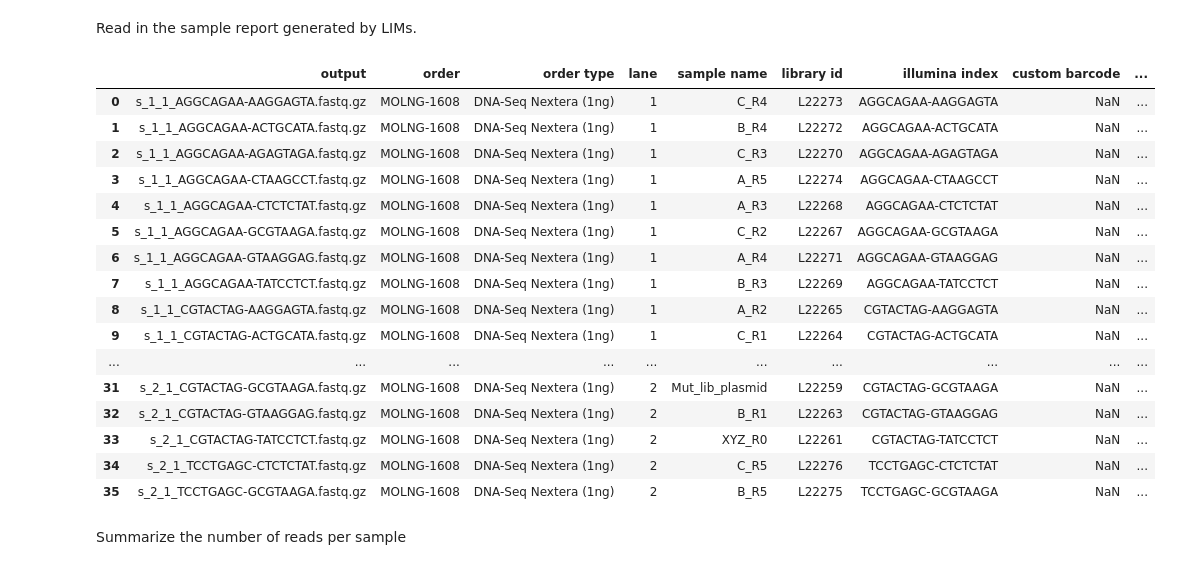
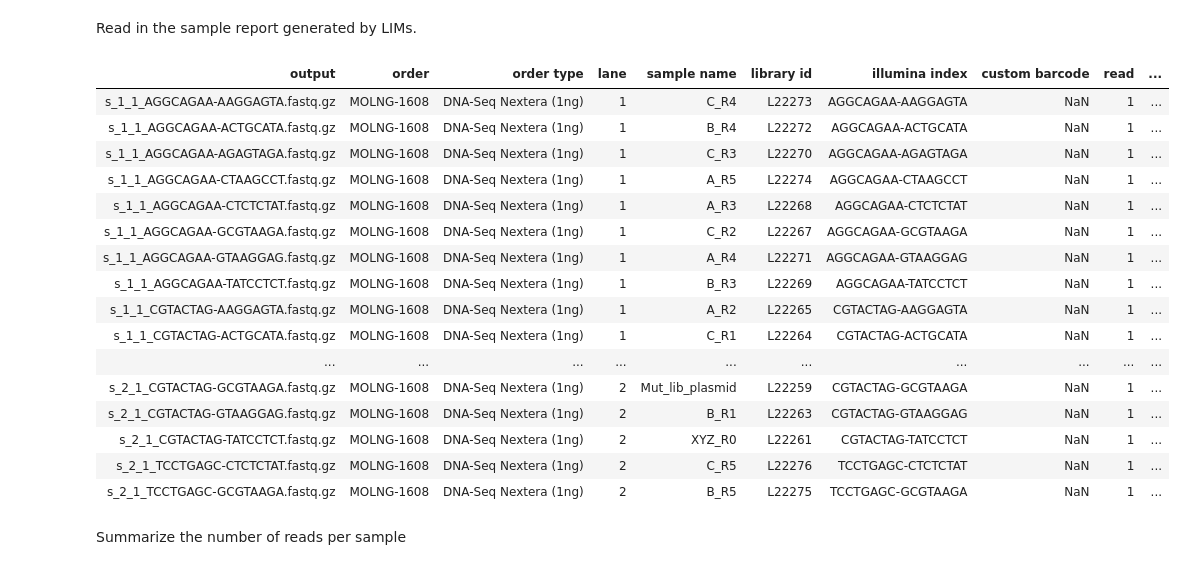
Before and after one commit to DuncanTormey/rap1_select_detect, a Jupyter notebook: notebook/rap1_analysis_notebook.ipynb, the cells around one changed output. Saved outputs shown, nothing was run; the diff lists cells and outputs as text; code cells hidden in the pictures.

```diff
--- a/notebook/rap1_analysis_notebook.ipynb
+++ b/notebook/rap1_analysis_notebook.ipynb
@@ -26,6 +26,39 @@ matplotlib.rcParams['pdf.fonttype'] = 42
 matplotlib.rcParams['ps.fonttype'] = 42
 
 %matplotlib inline
+# %%
+def DataTable(df):
+    # I got this from http://blog.dornea.nu/2014/08/28/using-jquery-datatables-with-ipython/
+    """ Prints a pandas.DataFrame as JQuery DataTables """
+    # Generate random container name
+    from IPython.display import HTML
+    import uuid
+    import qgrid
+    id_container = uuid.uuid1()
+    output = """
+        <div id="datatable-container-%s">
+            <link rel="stylesheet" type="text/css" href="http://ajax.aspnetcdn.com/ajax/jquery.dataTables/1.9.0/css/jquery.dataTables.css">
+            <link rel="stylesheet" type="text/css" href="http://ajax.aspnetcdn.com/ajax/jquery.dataTables/1.9.0/css/jquery.dataTables_themeroller.css">
+            <script type="text/javascript" charset="utf8" src="http://ajax.aspnetcdn.com/ajax/jquery.dataTables/1.9.0/jquery.dataTables.min.js"></script>
+
+            <script type="text/javascript">
+                var url = window.location.href;
+
+                if(url.indexOf("localhost:9999") != -1){
+                    $('#datatable-container-%s table.datatable').dataTable();
+                } else {
+                    $.getScript("http://code.jquery.com/jquery-1.11.1.min.js");
+                    $(document).ready(function() {
+                        $('#datatable-container-%s table.datatable').dataTable();
+                    });
+                }
+
+            </script>
+            <!-- Insert table below -->
+            %s
+        </div>
+    """ % (id_container, id_container, id_container, df.to_html(index=False, classes="datatable dataframe"))
+    return HTML(output)
 # %% [markdown]
 Here I clone one of the main python classes that I use across projects. It defines a Fastq object and SimrFastq object that inherits from the Fastq object. These are used in the SimrData class, which gathers information on sequencing data from the Stowers file system. I display the entire python script in the cell below for future reference.
 # %%
@@ -61,25 +94,25 @@ import fastq_class as lims
 Read in the sample report generated by LIMs.
 # %%
 sample_report3 = pd.read_csv("/n/analysis/Baumann/lpn/MOLNG-1608/HKK57BCXXa/Sample_Report.csv")
-sample_report3
+DataTable(sample_report3)
 # %% [output]
-|  | output | order | order type | lane | sample name | library id | illumina index | custom barcode | ... |
-| 0 | s_1_1_AGGCAGAA-AAGGAGTA.fastq.gz | MOLNG-1608 | DNA-Seq Nextera (1ng) | 1 | C_R4 | L22273 | AGGCAGAA-AAGGAGTA | NaN | ... |
-| 1 | s_1_1_AGGCAGAA-ACTGCATA.fastq.gz | MOLNG-1608 | DNA-Seq Nextera (1ng) | 1 | B_R4 | L22272 | AGGCAGAA-ACTGCATA | NaN | ... |
-| 2 | s_1_1_AGGCAGAA-AGAGTAGA.fastq.gz | MOLNG-1608 | DNA-Seq Nextera (1ng) | 1 | C_R3 | L22270 | AGGCAGAA-AGAGTAGA | NaN | ... |
-| 3 | s_1_1_AGGCAGAA-CTAAGCCT.fastq.gz | MOLNG-1608 | DNA-Seq Nextera (1ng) | 1 | A_R5 | L22274 | AGGCAGAA-CTAAGCCT | NaN | ... |
-| 4 | s_1_1_AGGCAGAA-CTCTCTAT.fastq.gz | MOLNG-1608 | DNA-Seq Nextera (1ng) | 1 | A_R3 | L22268 | AGGCAGAA-CTCTCTAT | NaN | ... |
-| 5 | s_1_1_AGGCAGAA-GCGTAAGA.fastq.gz | MOLNG-1608 | DNA-Seq Nextera (1ng) | 1 | C_R2 | L22267 | AGGCAGAA-GCGTAAGA | NaN | ... |
-| 6 | s_1_1_AGGCAGAA-GTAAGGAG.fastq.gz | MOLNG-1608 | DNA-Seq Nextera (1ng) | 1 | A_R4 | L22271 | AGGCAGAA-GTAAGGAG | NaN | ... |
-| 7 | s_1_1_AGGCAGAA-TATCCTCT.fastq.gz | MOLNG-1608 | DNA-Seq Nextera (1ng) | 1 | B_R3 | L22269 | AGGCAGAA-TATCCTCT | NaN | ... |
-| 8 | s_1_1_CGTACTAG-AAGGAGTA.fastq.gz | MOLNG-1608 | DNA-Seq Nextera (1ng) | 1 | A_R2 | L22265 | CGTACTAG-AAGGAGTA | NaN | ... |
-| 9 | s_1_1_CGTACTAG-ACTGCATA.fastq.gz | MOLNG-1608 | DNA-Seq Nextera (1ng) | 1 | C_R1 | L22264 | CGTACTAG-ACTGCATA | NaN | ... |
+| output | order | order type | lane | sample name | library id | illumina index | custom barcode | read | ... |
+| s_1_1_AGGCAGAA-AAGGAGTA.fastq.gz | MOLNG-1608 | DNA-Seq Nextera (1ng) | 1 | C_R4 | L22273 | AGGCAGAA-AAGGAGTA | NaN | 1 | ... |
+| s_1_1_AGGCAGAA-ACTGCATA.fastq.gz | MOLNG-1608 | DNA-Seq Nextera (1ng) | 1 | B_R4 | L22272 | AGGCAGAA-ACTGCATA | NaN | 1 | ... |
+| s_1_1_AGGCAGAA-AGAGTAGA.fastq.gz | MOLNG-1608 | DNA-Seq Nextera (1ng) | 1 | C_R3 | L22270 | AGGCAGAA-AGAGTAGA | NaN | 1 | ... |
+| s_1_1_AGGCAGAA-CTAAGCCT.fastq.gz | MOLNG-1608 | DNA-Seq Nextera (1ng) | 1 | A_R5 | L22274 | AGGCAGAA-CTAAGCCT | NaN | 1 | ... |
+| s_1_1_AGGCAGAA-CTCTCTAT.fastq.gz | MOLNG-1608 | DNA-Seq Nextera (1ng) | 1 | A_R3 | L22268 | AGGCAGAA-CTCTCTAT | NaN | 1 | ... |
+| s_1_1_AGGCAGAA-GCGTAAGA.fastq.gz | MOLNG-1608 | DNA-Seq Nextera (1ng) | 1 | C_R2 | L22267 | AGGCAGAA-GCGTAAGA | NaN | 1 | ... |
+| s_1_1_AGGCAGAA-GTAAGGAG.fastq.gz | MOLNG-1608 | DNA-Seq Nextera (1ng) | 1 | A_R4 | L22271 | AGGCAGAA-GTAAGGAG | NaN | 1 | ... |
+| s_1_1_AGGCAGAA-TATCCTCT.fastq.gz | MOLNG-1608 | DNA-Seq Nextera (1ng) | 1 | B_R3 | L22269 | AGGCAGAA-TATCCTCT | NaN | 1 | ... |
+| s_1_1_CGTACTAG-AAGGAGTA.fastq.gz | MOLNG-1608 | DNA-Seq Nextera (1ng) | 1 | A_R2 | L22265 | CGTACTAG-AAGGAGTA | NaN | 1 | ... |
+| s_1_1_CGTACTAG-ACTGCATA.fastq.gz | MOLNG-1608 | DNA-Seq Nextera (1ng) | 1 | C_R1 | L22264 | CGTACTAG-ACTGCATA | NaN | 1 | ... |
 | ... | ... | ... | ... | ... | ... | ... | ... | ... | ... |
-| 31 | s_2_1_CGTACTAG-GCGTAAGA.fastq.gz | MOLNG-1608 | DNA-Seq Nextera (1ng) | 2 | Mut_lib_plasmid | L22259 | CGTACTAG-GCGTAAGA | NaN | ... |
-| 32 | s_2_1_CGTACTAG-GTAAGGAG.fastq.gz | MOLNG-1608 | DNA-Seq Nextera (1ng) | 2 | B_R1 | L22263 | CGTACTAG-GTAAGGAG | NaN | ... |
-| 33 | s_2_1_CGTACTAG-TATCCTCT.fastq.gz | MOLNG-1608 | DNA-Seq Nextera (1ng) | 2 | XYZ_R0 | L22261 | CGTACTAG-TATCCTCT | NaN | ... |
-| 34 | s_2_1_TCCTGAGC-CTCTCTAT.fastq.gz | MOLNG-1608 | DNA-Seq Nextera (1ng) | 2 | C_R5 | L22276 | TCCTGAGC-CTCTCTAT | NaN | ... |
-| 35 | s_2_1_TCCTGAGC-GCGTAAGA.fastq.gz | MOLNG-1608 | DNA-Seq Nextera (1ng) | 2 | B_R5 | L22275 | TCCTGAGC-GCGTAAGA | NaN | ... |
+| s_2_1_CGTACTAG-GCGTAAGA.fastq.gz | MOLNG-1608 | DNA-Seq Nextera (1ng) | 2 | Mut_lib_plasmid | L22259 | CGTACTAG-GCGTAAGA | NaN | 1 | ... |
+| s_2_1_CGTACTAG-GTAAGGAG.fastq.gz | MOLNG-1608 | DNA-Seq Nextera (1ng) | 2 | B_R1 | L22263 | CGTACTAG-GTAAGGAG | NaN | 1 | ... |
+| s_2_1_CGTACTAG-TATCCTCT.fastq.gz | MOLNG-1608 | DNA-Seq Nextera (1ng) | 2 | XYZ_R0 | L22261 | CGTACTAG-TATCCTCT | NaN | 1 | ... |
+| s_2_1_TCCTGAGC-CTCTCTAT.fastq.gz | MOLNG-1608 | DNA-Seq Nextera (1ng) | 2 | C_R5 | L22276 | TCCTGAGC-CTCTCTAT | NaN | 1 | ... |
+| s_2_1_TCCTGAGC-GCGTAAGA.fastq.gz | MOLNG-1608 | DNA-Seq Nextera (1ng) | 2 | B_R5 | L22275 | TCCTGAGC-GCGTAAGA | NaN | 1 | ... |
 # %% [markdown]
 Summarize the number of reads per sample
 # %%
```
Also changed, not shown: parts of 14 cells of this notebook, 1 other file.
